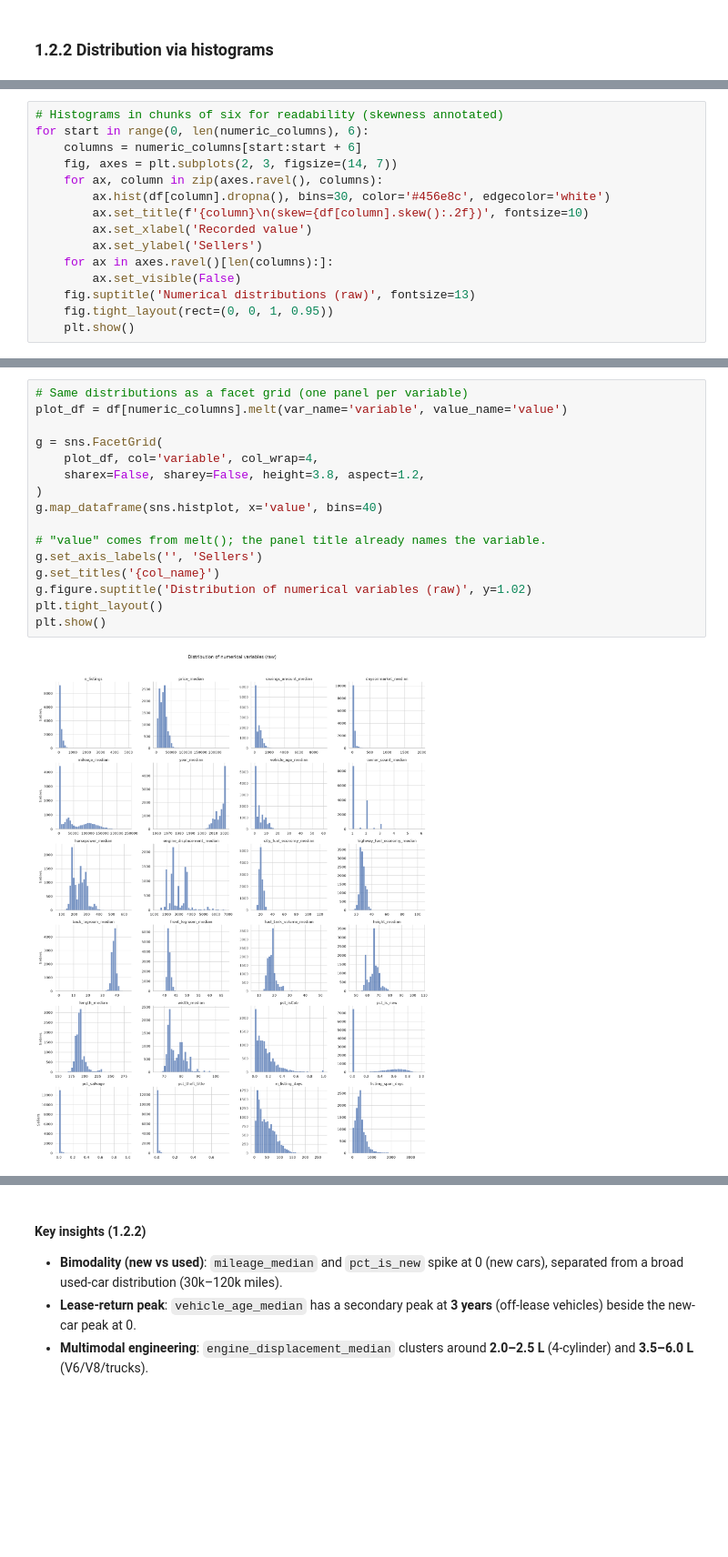
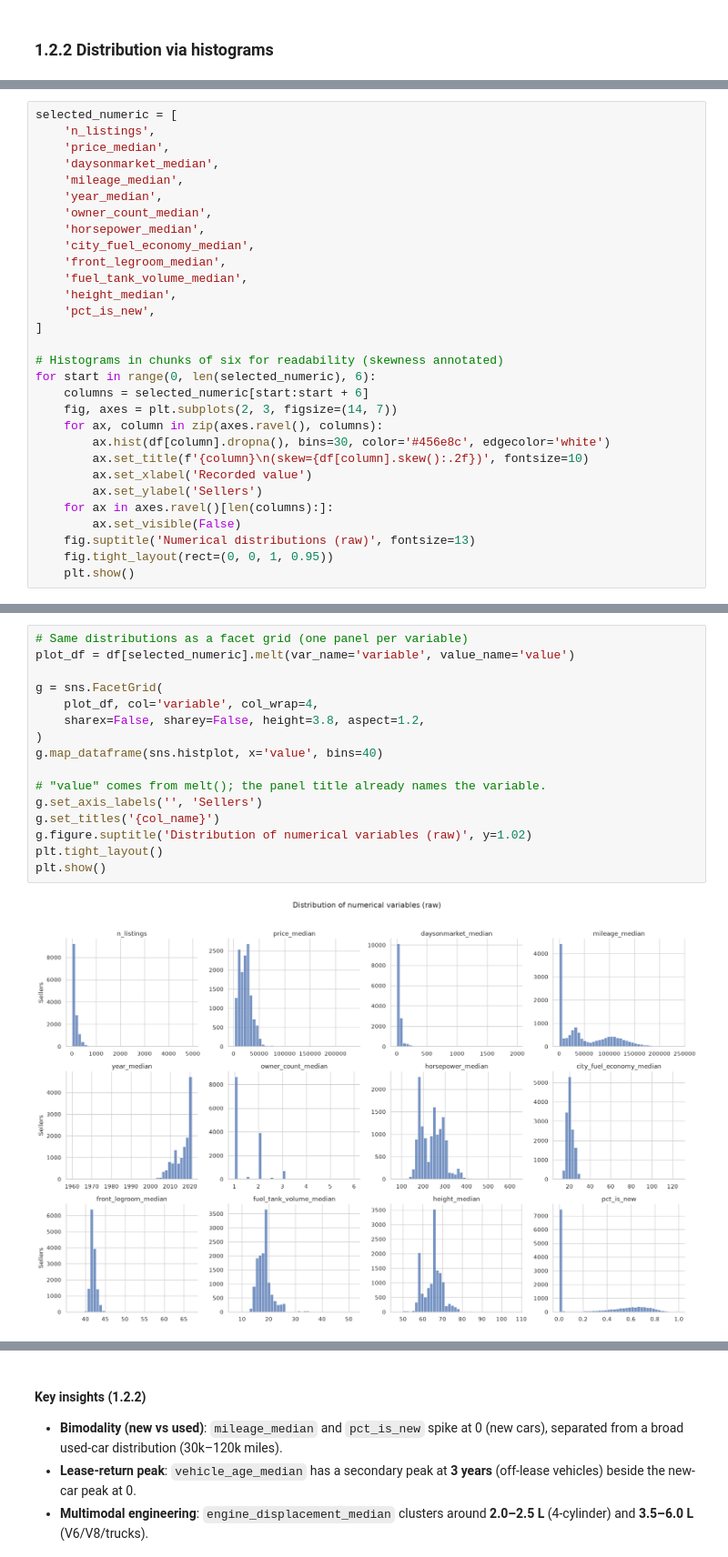
Before and after one commit to iqbalzain99/data-mining_unipi_1_2026, a Jupyter notebook: project/merged_1_2_distribution.ipynb, the cells around one changed output, grey strips where cells are left out. Shown at 91% size. Saved outputs shown, nothing was run; the diff lists cells and outputs as text; blank space fills up the shorter version.

Commit message:
Use manually selected numeric subset for histogram plots

```diff
--- a/project/merged_1_2_distribution.ipynb
+++ b/project/merged_1_2_distribution.ipynb
@@ -142,7 +152,22 @@ categorical_summary
 # %%
+selected_numeric = [
+    'n_listings',
+    'price_median',
+    'daysonmarket_median',
+    'mileage_median',
+    'year_median',
+    'owner_count_median',
+    'horsepower_median',
+    'city_fuel_economy_median',
+    'front_legroom_median',
+    'fuel_tank_volume_median',
+    'height_median',
+    'pct_is_new',
+]
+
 # Histograms in chunks of six for readability (skewness annotated)
-for start in range(0, len(numeric_columns), 6):
-    columns = numeric_columns[start:start + 6]
+for start in range(0, len(selected_numeric), 6):
+    columns = selected_numeric[start:start + 6]
     fig, axes = plt.subplots(2, 3, figsize=(14, 7))
     for ax, column in zip(axes.ravel(), columns):
         ax.hist(df[column].dropna(), bins=30, color='#456e8c', edgecolor='white')
@@ -162,20 +185,20 @@ for start in range(0, len(numeric_columns), 6):
 # %%
 # Same distributions as a facet grid (one panel per variable)
-plot_df = df[numeric_columns].melt(var_name='variable', value_name='value')
+plot_df = df[selected_numeric].melt(var_name='variable', value_name='value')
 
 g = sns.FacetGrid(
     plot_df, col='variable', col_wrap=4,
     sharex=False, sharey=False, height=3.8, aspect=1.2,
 )
 g.map_dataframe(sns.histplot, x='value', bins=40)
 
 # "value" comes from melt(); the panel title already names the variable.
 g.set_axis_labels('', 'Sellers')
 g.set_titles('{col_name}')
 g.figure.suptitle('Distribution of numerical variables (raw)', y=1.02)
 plt.tight_layout()
 plt.show()
 # %% [output]
-[figure, old version]
+[figure, new version]
 # %%
 # Same distributions split by the target class
```
Also changed, not shown: parts of 3 cells of this notebook.
